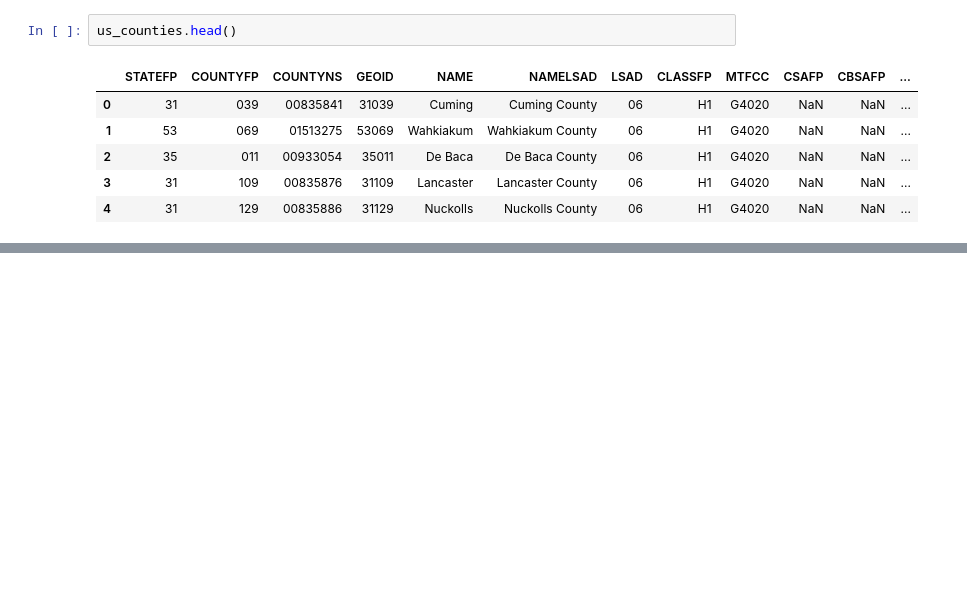
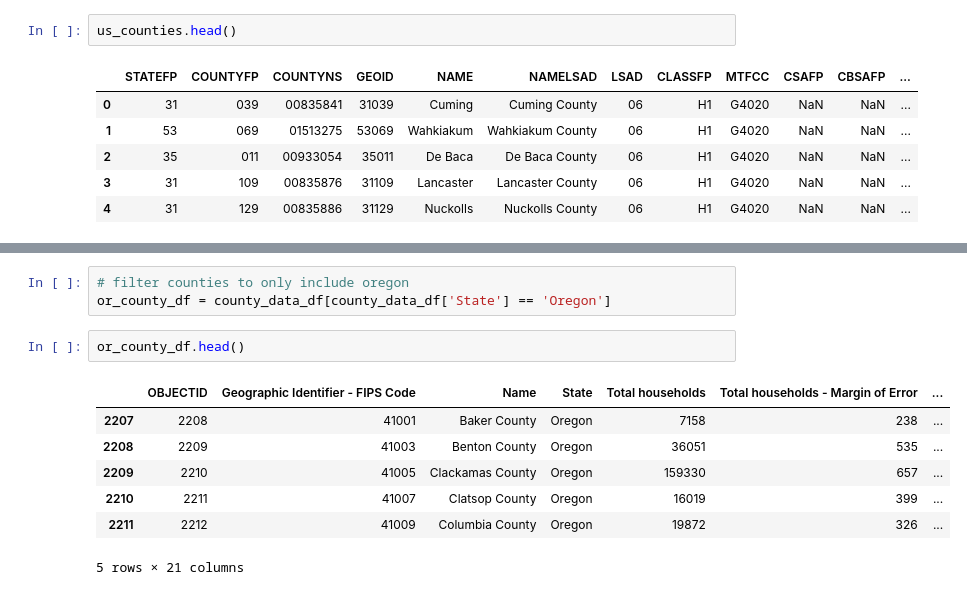
Before and after one commit to ethanheine/community-internet-access, a Jupyter notebook: analysis_testing.ipynb, the cells around one changed output, grey strips where cells are left out. Cells and saved outputs as stored; diff of their text form; blank space fills up the shorter version.

```diff
--- a/analysis_testing.ipynb
+++ b/analysis_testing.ipynb
@@ -24,0 +63,13 @@ or_counties = us_counties.loc[us_counties['STATEFP'] == '41'].to_crs('EPSG:32610
+# %%
+# filter counties to only include oregon
+or_county_df = county_data_df[county_data_df['State'] == 'Oregon']
+# %%
+or_county_df.head()
+# %% [output]
+|  | OBJECTID | Geographic Identifier - FIPS Code | Name | State | Total households | Total households - Margin of Error | ... |
+| 2207 | 2208 | 41001 | Baker County | Oregon | 7158 | 238 | ... |
+| 2208 | 2209 | 41003 | Benton County | Oregon | 36051 | 535 | ... |
+| 2209 | 2210 | 41005 | Clackamas County | Oregon | 159330 | 657 | ... |
+| 2210 | 2211 | 41007 | Clatsop County | Oregon | 16019 | 399 | ... |
+| 2211 | 2212 | 41009 | Columbia County | Oregon | 19872 | 326 | ... |
+5 rows × 21 columns
```
Also changed, not shown: parts of 15 cells of this notebook.
